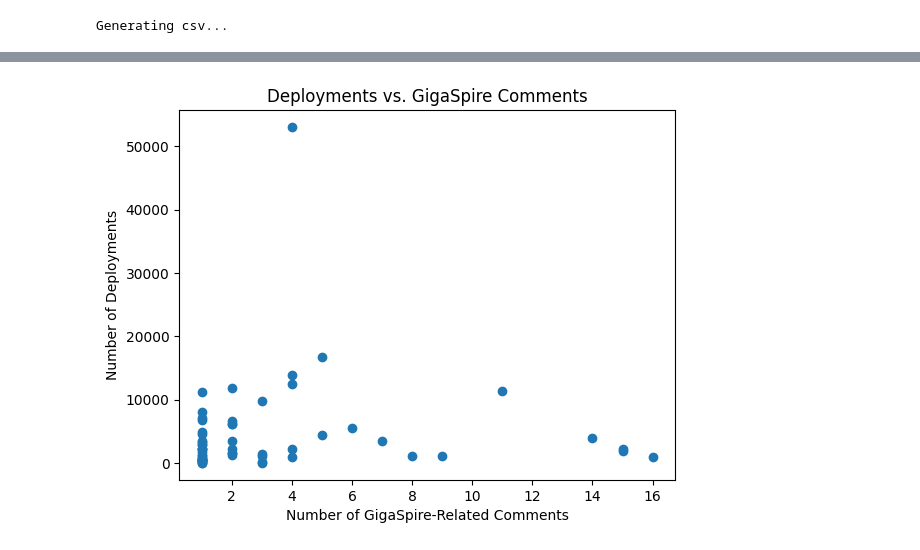
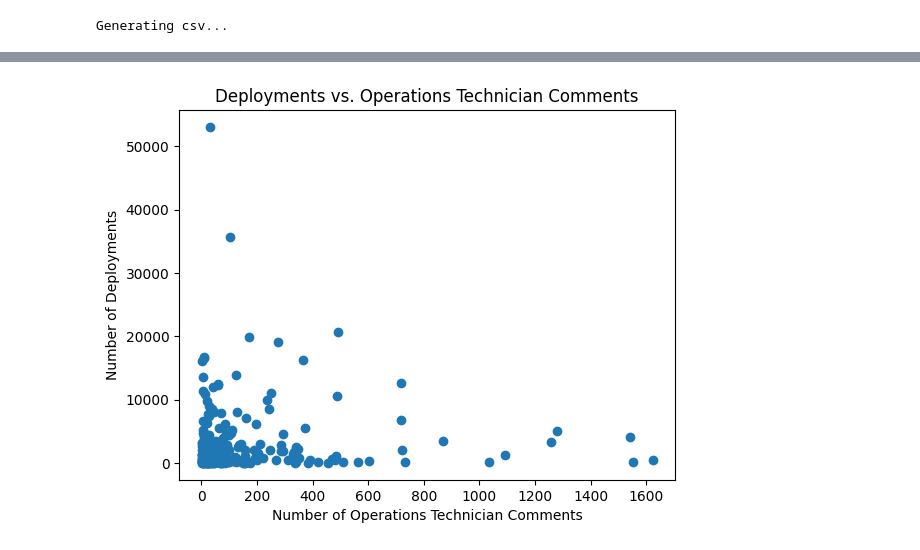
Before and after one commit to calix-analytics-org/ml-intern-project, a Jupyter notebook: regression.ipynb, the cells around one changed output, grey strips where cells are left out. Cells and saved outputs as stored; diff of their text form; code cells hidden in the pictures.

```diff
--- a/regression.ipynb
+++ b/regression.ipynb
@@ -65,3 +65,21 @@ else:
     df_dep.to_csv('deployments.csv')
 # %% [output]
 Generating csv...
+# %%
+#Primary Visualization for Total Interactions
+
+dep_agg = df_dep.groupby(by=['ORACLE_ID']).GS_ALL_TIME_COUNT.sum().reset_index()
+com_agg = df_com.groupby(by=['ACCOUNT_ORACLE_ID']).count().reset_index()[['ACCOUNT_ORACLE_ID', 'ID']]
+
+dep_agg["ORACLE_ID"] = dep_agg["ORACLE_ID"].astype(float)
+com_agg["ACCOUNT_ORACLE_ID"] = com_agg["ACCOUNT_ORACLE_ID"].astype(float)
+
+
+total = pd.merge(dep_agg, com_agg, left_on='ORACLE_ID', right_on='ACCOUNT_ORACLE_ID')
+
+plt.clf()
+plt.scatter(total["ID"], total["GS_ALL_TIME_COUNT"])
+plt.xlabel("Number of GigaSpire-Related Interactions")
+plt.ylabel("Number of Deployments")
+plt.title("Deployments vs. GigaSpire Interactions")
+plt.savefig("Deployments_vs._GigaSpire_Interactions.png")
@@ -68,48 +88,26 @@ Generating csv...
 # %%
-# Visualization
+# Visualizations for overall interactions
 
-# roles = ["Manager", "Specialist", 'Engineer', 'Technician']
-# functions = ["Marketing", "Sales", 'Operations']
+roles = ["Manager", "Specialist", 'Engineer', 'Technician']
+functions = ["Marketing", "Sales", 'Operations']
 
-# for role in roles:
-#     for function in functions:
+for role in roles:
+    for function in functions:
 
-#         dep_agg = df_dep.groupby(by=['ORACLE_ID']).GS_ALL_TIME_COUNT.sum().reset_index()
-#         com_agg = df_com.groupby(by=['ACCOUNT_ORACLE_ID', 'LEVEL', 'FUNCTION']).count().reset_index()[['ACCOUNT_ORACLE_ID', 'ID', 'LEVEL', "FUNCTION"]]
-#         com_agg = com_agg.query("LEVEL=='"+role+"' & FUNCTION=='"+function+"'")
+        dep_agg = df_dep.groupby(by=['ORACLE_ID']).GS_ALL_TIME_COUNT.sum().reset_index()
+        com_agg = df_com.groupby(by=['ACCOUNT_ORACLE_ID', 'LEVEL', 'FUNCTION']).count().reset_index()[['ACCOUNT_ORACLE_ID', 'ID', 'LEVEL', "FUNCTION"]]
+        com_agg = com_agg.query("LEVEL=='"+role+"' & FUNCTION=='"+function+"'")
 
-#         #dep_agg.head()
-#         #com_agg.head()
+        dep_agg["ORACLE_ID"] = dep_agg["ORACLE_ID"].astype(float)
+        com_agg["ACCOUNT_ORACLE_ID"] = com_agg["ACCOUNT_ORACLE_ID"].astype(float)
 
-#         total = pd.merge(dep_agg, com_agg, left_on='ORACLE_ID', right_on='ACCOUNT_ORACLE_ID')
-#         # total.head()
+        total = pd.merge(dep_agg, com_agg, left_on='ORACLE_ID', right_on='ACCOUNT_ORACLE_ID')
 
-#         # # total.to_csv("managers_comments_deployments_total_merged.csv")
-#         plt.clf()
-#         plt.scatter(total["ID"], total["GS_ALL_TIME_COUNT"])
-#         plt.xlabel("Number of "+function+" "+role+" Comments")
-#         plt.ylabel("Number of Deployments")
-#         plt.title("Deployments vs. "+function+" "+role+" Comments")
-#         plt.savefig("Deployments_vs._"+function+"_"+role+"_Comments.png")
-
-#names = pd.Series(["GigaSpire", "Gigaspire", "GigaCenter", "Gigecenter", "Gigaspre", "Gigafamily", "GigaGamily", "Giga Spire", "GIgaSpire"])
-df_topic = df_com[df_com['TOPIC_NAME'].str.contains("GigaSpire|Gigaspire|GigaCenter|Gigecenter|Gigaspre|Gigafamily|GigaGamily|Giga Spire|GIgaSpire")]
-df_comments = df_topic[df_topic['ENTITY_TYPE'].str.contains("Comment")]
-
-dep_agg = df_dep.groupby(by=['ORACLE_ID']).GS_ALL_TIME_COUNT.sum().reset_index()
-com_agg = df_comments.groupby(by=['ACCOUNT_ORACLE_ID']).count().reset_index()[['ACCOUNT_ORACLE_ID', 'ID']]
-#dep_agg.head()
-#com_agg.head()
-
-total = pd.merge(dep_agg, com_agg, left_on='ORACLE_ID', right_on='ACCOUNT_ORACLE_ID')
-# total.head()
-
-# # total.to_csv("managers_comments_deployments_total_merged.csv")
-plt.clf()
-plt.scatter(total["ID"], total["GS_ALL_TIME_COUNT"])
-plt.xlabel("Number of GigaSpire-Related Comments")
-plt.ylabel("Number of Deployments")
-plt.title("Deployments vs. GigaSpire Comments")
-plt.savefig("Deployments_vs._GigaSpire_Comments.png")
+        plt.clf()
+        plt.scatter(total["ID"], total["GS_ALL_TIME_COUNT"])
+        plt.xlabel("Number of "+function+" "+role+" Comments")
+        plt.ylabel("Number of Deployments")
+        plt.title("Deployments vs. "+function+" "+role+" Comments")
+        plt.savefig(""+function+"_"+role+"_Deployments_vs._Comments.png")
 # %% [output]
-[figure, old version]
+[figure, new version]
```
Also changed, not shown: parts of 3 cells of this notebook.
